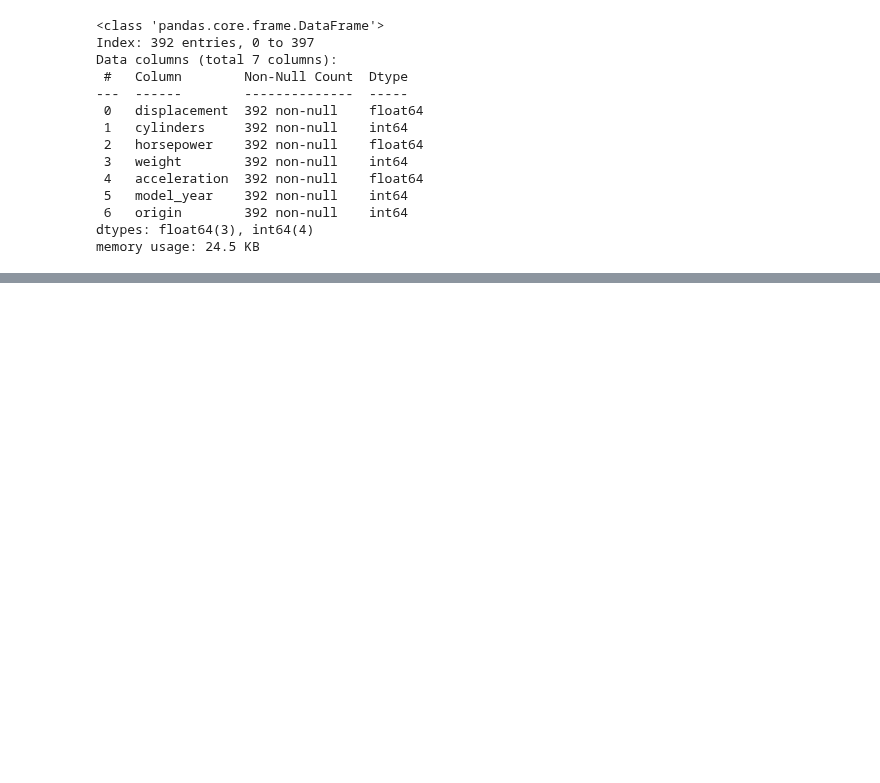
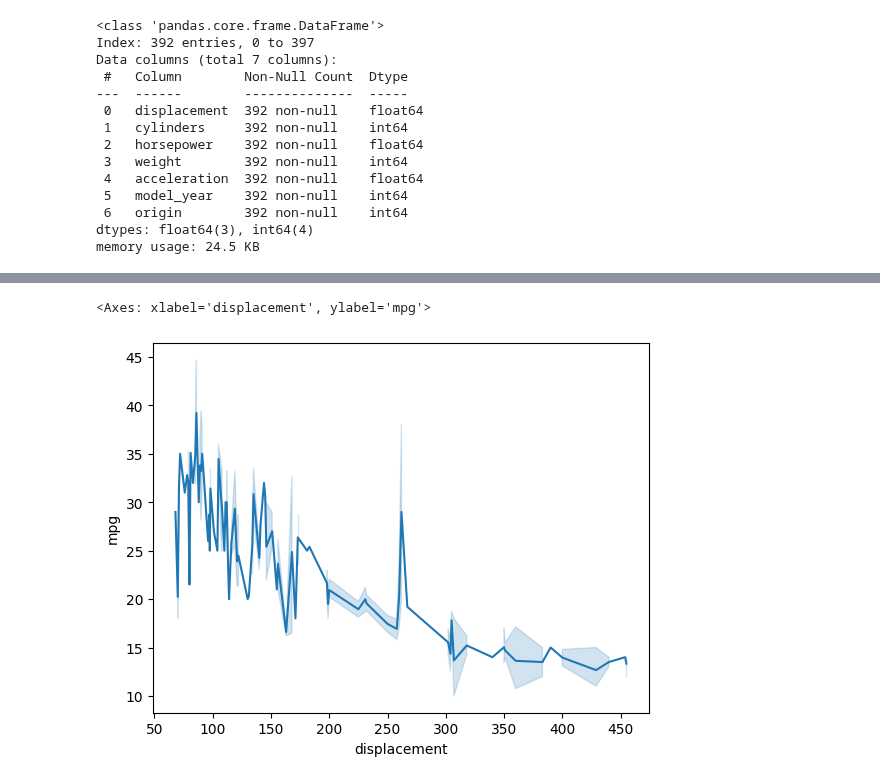
Before and after one commit to RabDou44/MachineLearning2024W, a Jupyter notebook: ass2/mpg_analysis.ipynb, the cells around one changed output, grey strips where cells are left out. Saved outputs shown, nothing was run; the diff lists cells and outputs as text; code cells hidden in the pictures; blank space fills up the shorter version.

```diff
--- a/ass2/mpg_analysis.ipynb
+++ b/ass2/mpg_analysis.ipynb
@@ -115,0 +113,7 @@ mpg_data
+# %%
+import seaborn as sns
+import matplotlib.pyplot as plt
+sns.lineplot(x="displacement",y="mpg",data=mpg_data)
+# %% [output]
+<Axes: xlabel='displacement', ylabel='mpg'>
+[figure, added]
```
Also changed, not shown: parts of 5 cells of this notebook.
